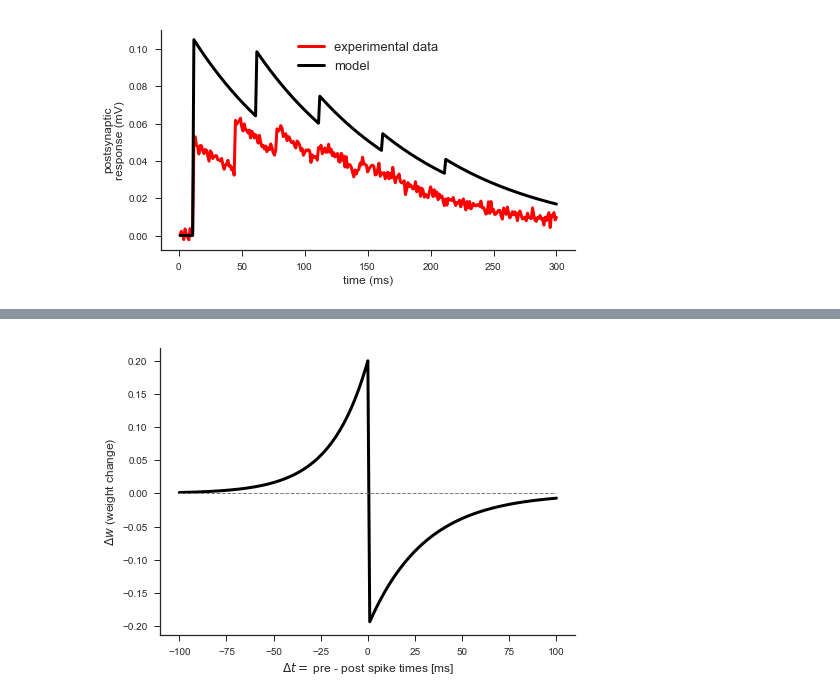
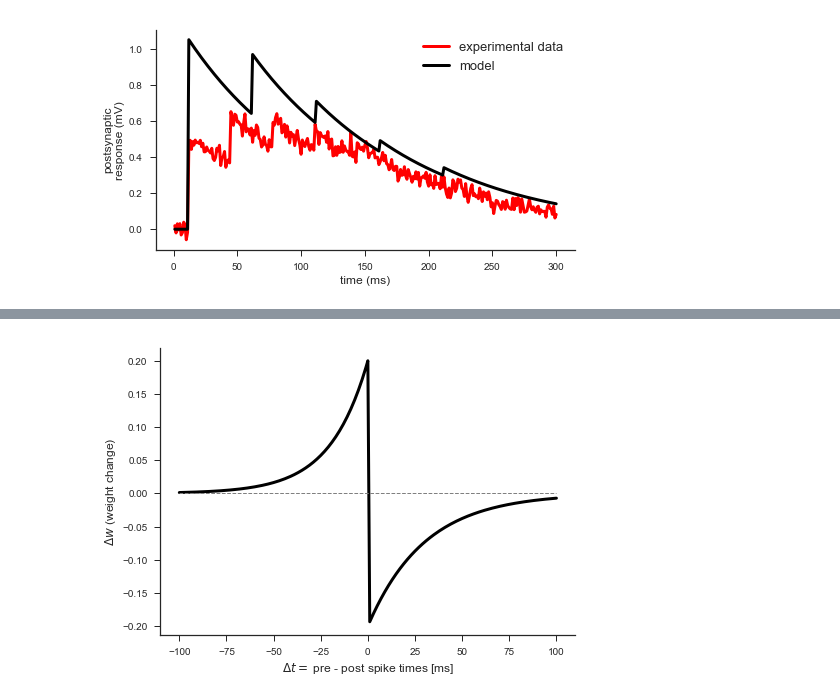
Before and after one commit to ruipontecosta/courses, a Jupyter notebook: Modelling synaptic plasticity (STP and STDP).ipynb, the cells around one changed output, grey strips where cells are left out. Drawn from its saved outputs; the diff is of its cells as text; code cells hidden in the pictures.

```diff
--- a/Modelling synaptic plasticity (STP and STDP).ipynb
+++ b/Modelling synaptic plasticity (STP and STDP).ipynb
@@ -172,59 +171,60 @@ In practice you would be doing this using an automatic optimization method that
 # %%
 #-- Parameters: begin --#
 q = 1.5 #Postsynatic amplitude (~ number of postsynaptic receptors)
 P_r = 0.7 #Release probability
-tau_D = 100 #Depression timeconstant (ms)
+tau_D = 200 #Depression timeconstant (ms)
 pre_rate = 20 #presynaptic spikes per second (Hz)
 #-- Parameters: end --#
 
-tau_mem = 10 #Membrane timeconstant (ms)
-nspikes = 5 #Number of spikes
-simtime = 300
+if True: #Setup Simulation
+    tau_mem = 10 #Membrane timeconstant (ms)
+    nspikes = 5 #Number of spikes
+    simtime = 300
+    dt = 0.1
+    plotOn = 1
 
-R = np.ones((simtime,1)) #Number of vesicles
-Vm = np.zeros((simtime,1)) #Postsynaptic voltage
-spikes = np.zeros((simtime,1)) #Spike train
+    R = np.ones((simtime,1)) #Number of vesicles
+    Vm = np.zeros((simtime,1)) #Postsynaptic voltage
+    spikes = np.zeros((simtime,1)) #Spike train
 
-interval = (1000/pre_rate)
-last = interval*nspikes+10
-spikes[10:last:interval] = 1
-#print(spikes)
-dt = 0.1
+    interval = (1000/pre_rate)
+    last = interval*nspikes+10
+    spikes[10:last:interval] = 1/dt
 
-
-for t in range(1,simtime-1):
+for t in range(1,simtime-1): #Simulation loop
     dVm = -Vm[t]/tau_mem + q*R[t]*P_r*spikes[t]
     Vm[t+1] = Vm[t] + dt*dVm
 
-    dR = (1-R[t])/tau_D - P_r*R[t]*spikes[t]/dt
+    dR = (1-R[t])/tau_D - P_r*R[t]*spikes[t]
     R[t+1] = R[t] + dt*dR
 
 
-fig = plt.figure(figsize=(7, 4))
+if plotOn: #Generate figure
+    fig = plt.figure(figsize=(7, 4))
 
-lw = 3
-nrows = 1
-ncols = 2
+    lw = 3
+    nrows = 1
+    ncols = 2
 
-#A: Postsynaptic responses
-ax_A = plt.subplot2grid((nrows,ncols), (0, 0), colspan=2)
+    #A: Postsynaptic responses
+    ax_A = plt.subplot2grid((nrows,ncols), (0, 0), colspan=2)
 
-linear_fun = np.arange(1,simtime+1)
+    linear_fun = np.arange(1,simtime+1)
 
-data = np.fromfile('data_STD_PCPC.dat', dtype=float)
+    data = np.fromfile('data_STD_PCPC.dat', dtype=float)
 
-ax_A.plot(linear_fun, data, label='experimental data', linewidth=lw, color='red')
-ax_A.plot(linear_fun, Vm, label='model', linewidth=lw, color='black')
-ax_A.set(xlabel='time (ms)', ylabel='postsynaptic\nresponse (mV)')#, xlim=(0,30), ylim=(-5,30))
-ax_A.legend(fontsize=13, loc='upper center')
+    ax_A.plot(linear_fun, data, label='experimental data', linewidth=lw, color='red')
+    ax_A.plot(linear_fun, Vm, label='model', linewidth=lw, color='black')
+    ax_A.set(xlabel='time (ms)', ylabel='postsynaptic\nresponse (mV)')#, xlim=(0,30), ylim=(-5,30))
+    ax_A.legend(fontsize=13, loc='upper right')
 
-sns.despine()
+    sns.despine()
 
-plt.tight_layout()
+    plt.tight_layout()
 
-plt.show()
+    plt.show()
 # %% [output]
-[figure, old version]
+[figure, new version]
 # %% [markdown]
 # 2. Modelling spike-timing-dependent plasticity (STDP)
 
```
Also changed, not shown: parts of 5 cells of this notebook, 8 other files.
